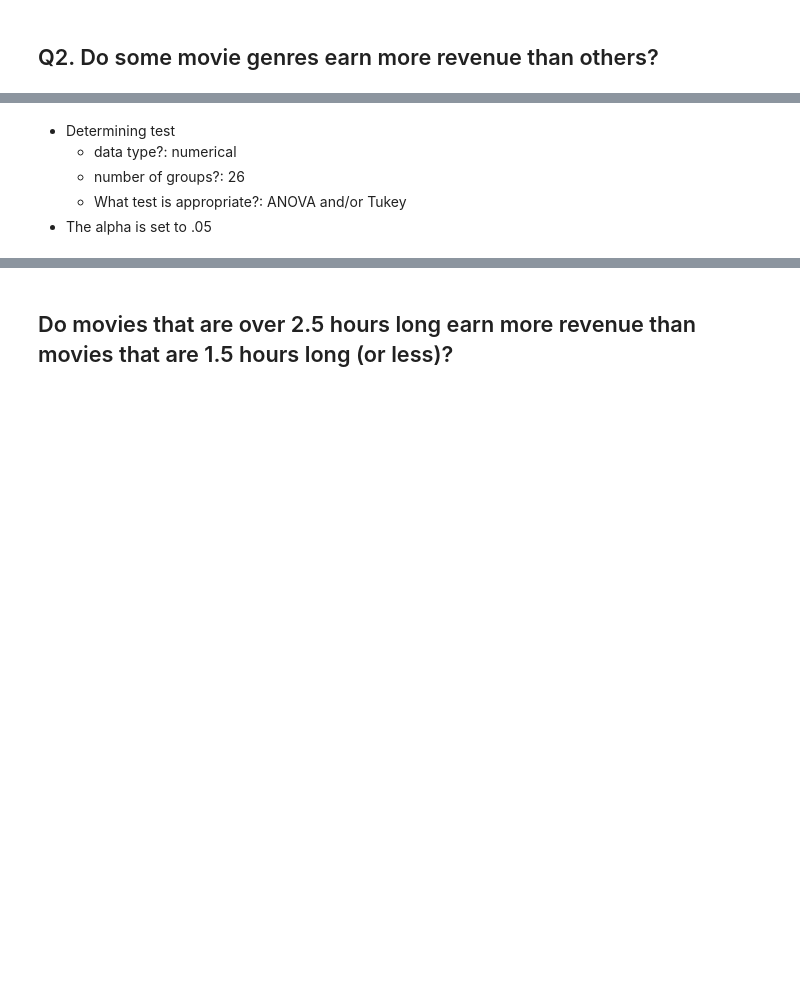
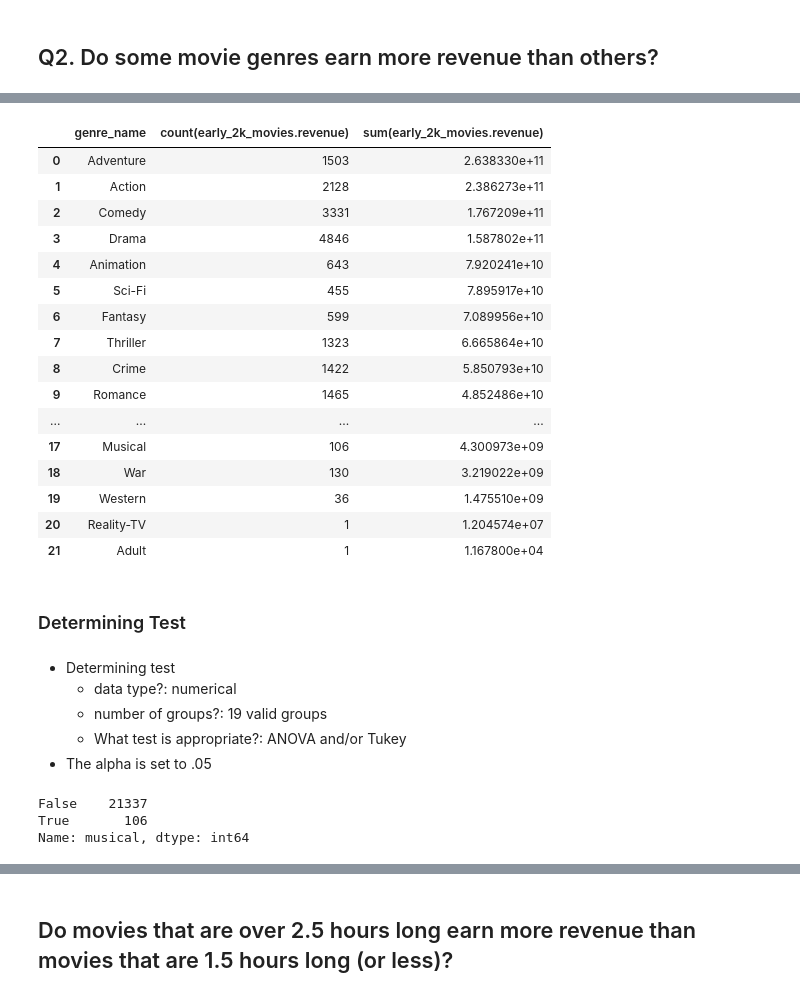
Before and after one commit to SeanRommes/Predicting-Better-Movies, a Jupyter notebook: Making Better Movies Pt. 4- Hypothesis Testing.ipynb, the cells around one changed output, grey strips where cells are left out. Saved outputs shown, nothing was run; the diff lists cells and outputs as text; code cells hidden in the pictures; blank space fills up the shorter version.

```diff
--- a/Making Better Movies Pt. 4- Hypothesis Testing.ipynb
+++ b/Making Better Movies Pt. 4- Hypothesis Testing.ipynb
@@ -485,7 +510,68 @@ genres.value_counts().sum()
+# %%
+# now just get the revenue sums of each genre
+q = """SELECT genres_lookup.genre_name, count(early_2k_movies.revenue),sum(early_2k_movies.revenue)
+FROM genres_lookup
+inner JOIN title_genres
+ON genres_lookup.genre_id = title_genres.genre_id
+join early_2k_movies
+on early_2k_movies.tconst = title_genres.tconst
+where early_2k_movies.revenue >0
+group by genres_lookup.genre_name
+order by sum(early_2k_movies.revenue) desc
+ """
+pd.read_sql(q,engine)
+# %% [output]
+|  | genre_name | count(early_2k_movies.revenue) | sum(early_2k_movies.revenue) |
+| 0 | Adventure | 1503 | 2.638330e+11 |
+| 1 | Action | 2128 | 2.386273e+11 |
+| 2 | Comedy | 3331 | 1.767209e+11 |
+| 3 | Drama | 4846 | 1.587802e+11 |
+| 4 | Animation | 643 | 7.920241e+10 |
+| 5 | Sci-Fi | 455 | 7.895917e+10 |
+| 6 | Fantasy | 599 | 7.089956e+10 |
+| 7 | Thriller | 1323 | 6.665864e+10 |
+| 8 | Crime | 1422 | 5.850793e+10 |
+| 9 | Romance | 1465 | 4.852486e+10 |
+| ... | ... | ... | ... |
+| 17 | Musical | 106 | 4.300973e+09 |
+| 18 | War | 130 | 3.219022e+09 |
+| 19 | Western | 36 | 1.475510e+09 |
+| 20 | Reality-TV | 1 | 1.204574e+07 |
+| 21 | Adult | 1 | 1.167800e+04 |
+# %% [markdown]
+### Determining Test
 # %% [markdown]
 
 * Determining test
     * data type?: numerical
-    * number of groups?: 26
+    * number of groups?: 19 valid groups
     * What test is appropriate?: ANOVA and/or Tukey
 * The alpha is set to .05
+# %%
+# seperating groups, excluding groups with values less than 20
+genre_revenue['action'] = genre_revenue['genre_name'].str.contains('Action')
+genre_revenue['adventure'] = genre_revenue['genre_name'].str.contains('Adventure')
+genre_revenue['comedy'] = genre_revenue['genre_name'].str.contains('Comedy')
+genre_revenue['drama'] = genre_revenue['genre_name'].str.contains('Drama')
+genre_revenue['animation'] = genre_revenue['genre_name'].str.contains('Animation')
+genre_revenue['sci-fi'] = genre_revenue['genre_name'].str.contains('Sci-Fi')
+genre_revenue['fantasy'] = genre_revenue['genre_name'].str.contains('Fantasy')
+genre_revenue['thriller'] = genre_revenue['genre_name'].str.contains('Thriller')
+genre_revenue['crime'] = genre_revenue['genre_name'].str.contains('Crime')
+genre_revenue['romance'] = genre_revenue['genre_name'].str.contains('Romance')
+genre_revenue['family'] = genre_revenue['genre_name'].str.contains('Family')
+genre_revenue['mystery'] = genre_revenue['genre_name'].str.contains('Mystery')
+genre_revenue['horror'] = genre_revenue['genre_name'].str.contains('Horror')
+genre_revenue['biography'] = genre_revenue['genre_name'].str.contains('Biography')
+genre_revenue['history'] = genre_revenue['genre_name'].str.contains('History')
+genre_revenue['music'] = genre_revenue['genre_name'].str.contains('Music')
+genre_revenue['sport'] = genre_revenue['genre_name'].str.contains('Sport')
+genre_revenue['musical'] = genre_revenue['genre_name'].str.contains('Musical')
+genre_revenue['war'] = genre_revenue['genre_name'].str.contains('War')
+genre_revenue['western'] = genre_revenue['genre_name'].str.contains('Western')
+
+genre_revenue['musical'].value_counts()
+# %% [output]
+False    21337
+True       106
+Name: musical, dtype: int64
```
Also changed, not shown: parts of 57 cells of this notebook.
